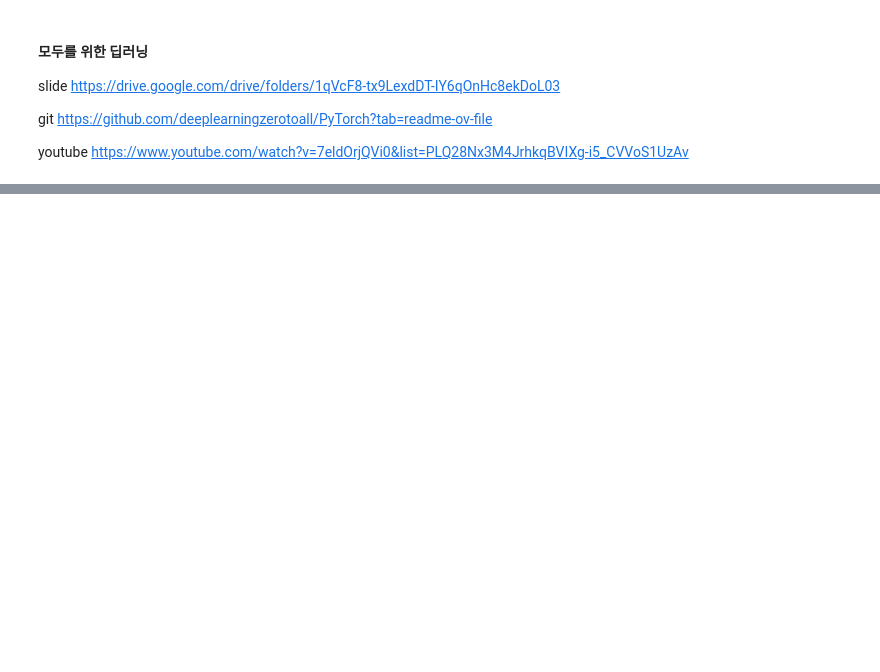
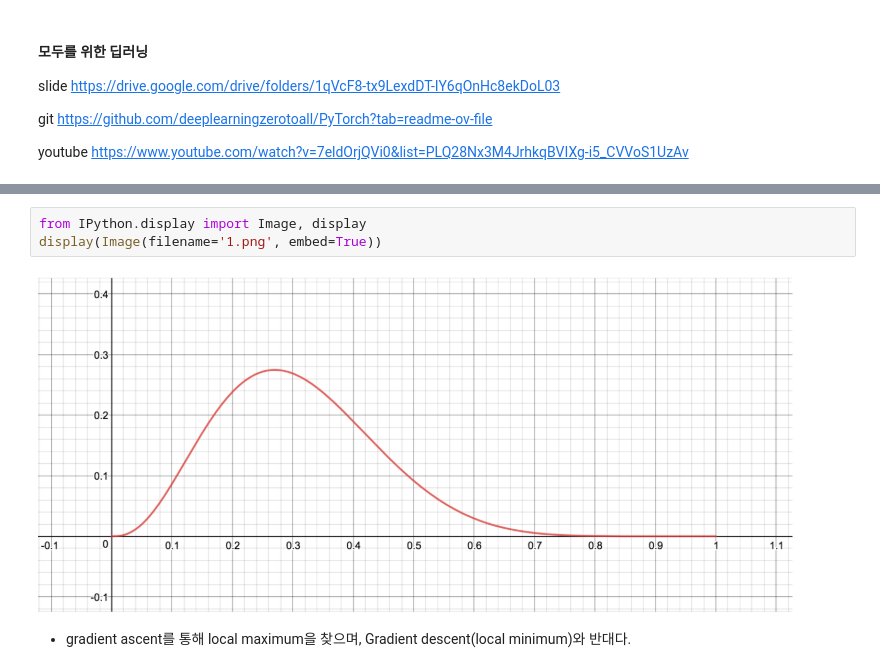
Before and after one commit to choibigo/RWL_Intern, a Jupyter notebook: mj_workspace/Deep Learning/ToAll/6.MLE, overfitting, Regularization.ipynb, the cells around one changed output, grey strips where cells are left out. Drawn from its saved outputs; the diff is of its cells as text; blank space fills up the shorter version.

```diff
--- a/mj_workspace/Deep Learning/ToAll/6.MLE, overfitting, Regularization.ipynb
+++ b/mj_workspace/Deep Learning/ToAll/6.MLE, overfitting, Regularization.ipynb
@@ -31,0 +21,7 @@ $$ H(X) = \frac{1}{1+e^{-W^T X}} $$
+# %%
+from IPython.display import Image, display
+display(Image(filename='1.png', embed=True))
+# %% [output]
+[figure, added]
+# %% [markdown]
+- gradient ascent를 통해 local maximum을 찾으며, Gradient descent(local minimum)와 반대다.
```
Also changed, not shown: parts of 15 cells of this notebook, 8 other files.
